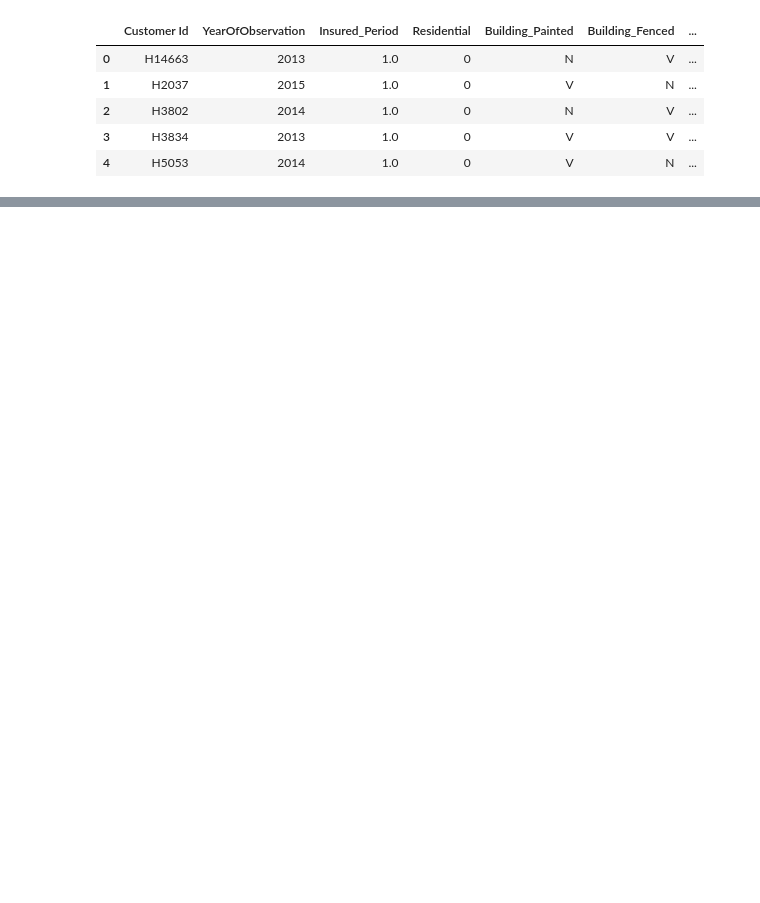
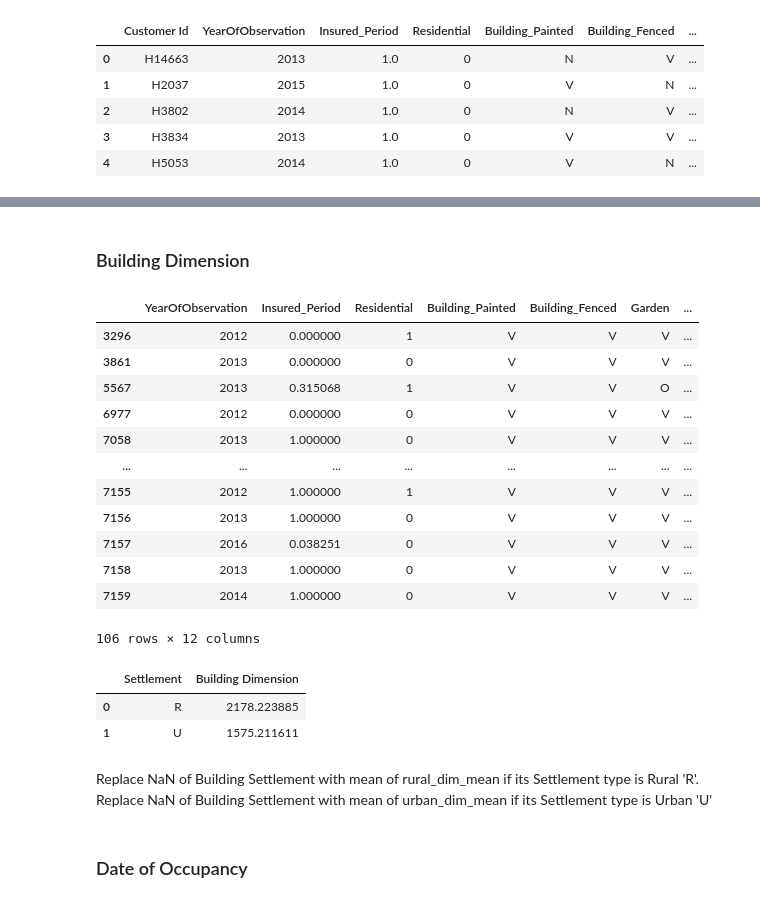
Before and after one commit to Timmy485/Insurance_Prediction, a Jupyter notebook: Insurance Prediciton.ipynb, the cells around one changed output, grey strips where cells are left out. Drawn from its saved outputs; the diff is of its cells as text; code cells hidden in the pictures; blank space fills up the shorter version.

```diff
--- a/Insurance Prediciton.ipynb
+++ b/Insurance Prediciton.ipynb
@@ -19,0 +126,2 @@ df_profile
+# %%
+df = df.drop('NumberOfWindows', axis=1)
@@ -19,0 +143,4 @@ df_profile
+# %%
+df.loc[df.Settlement == 'U', 'Garden'] = 'V'
+df.loc[df.Settlement != 'U', 'Garden'] = 'O'
+df.head()
@@ -19,0 +154,24 @@ df_profile
+# %% [markdown]
+### Building Dimension
+# %%
+df[df['Building Dimension'].isna()]
+# %% [output]
+|  | YearOfObservation | Insured_Period | Residential | Building_Painted | Building_Fenced | Garden | ... |
+| 3296 | 2012 | 0.000000 | 1 | V | V | V | ... |
+| 3861 | 2013 | 0.000000 | 0 | V | V | V | ... |
+| 5567 | 2013 | 0.315068 | 1 | V | V | O | ... |
+| 6977 | 2012 | 0.000000 | 0 | V | V | V | ... |
+| 7058 | 2013 | 1.000000 | 0 | V | V | V | ... |
+| ... | ... | ... | ... | ... | ... | ... | ... |
+| 7155 | 2012 | 1.000000 | 1 | V | V | V | ... |
+| 7156 | 2013 | 1.000000 | 0 | V | V | V | ... |
+| 7157 | 2016 | 0.038251 | 0 | V | V | V | ... |
+| 7158 | 2013 | 1.000000 | 0 | V | V | V | ... |
+| 7159 | 2014 | 1.000000 | 0 | V | V | V | ... |
+106 rows × 12 columns
+# %%
+df.groupby('Settlement')['Building Dimension'].mean().reset_index()
+# %% [output]
+|  | Settlement | Building Dimension |
+| 0 | R | 2178.223885 |
+| 1 | U | 1575.211611 |
@@ -19,0 +183,3 @@ df_profile
+# %% [markdown]
+Replace NaN of Building Settlement with mean of rural_dim_mean if its Settlement type is Rural 'R'.
+Replace NaN of Building Settlement with mean of urban_dim_mean if its Settlement type is Urban 'U'
@@ -19,0 +192,2 @@ df_profile
+# %% [markdown]
+### Date of Occupancy
```
Also changed, not shown: parts of 28 cells of this notebook, 1 other file.
